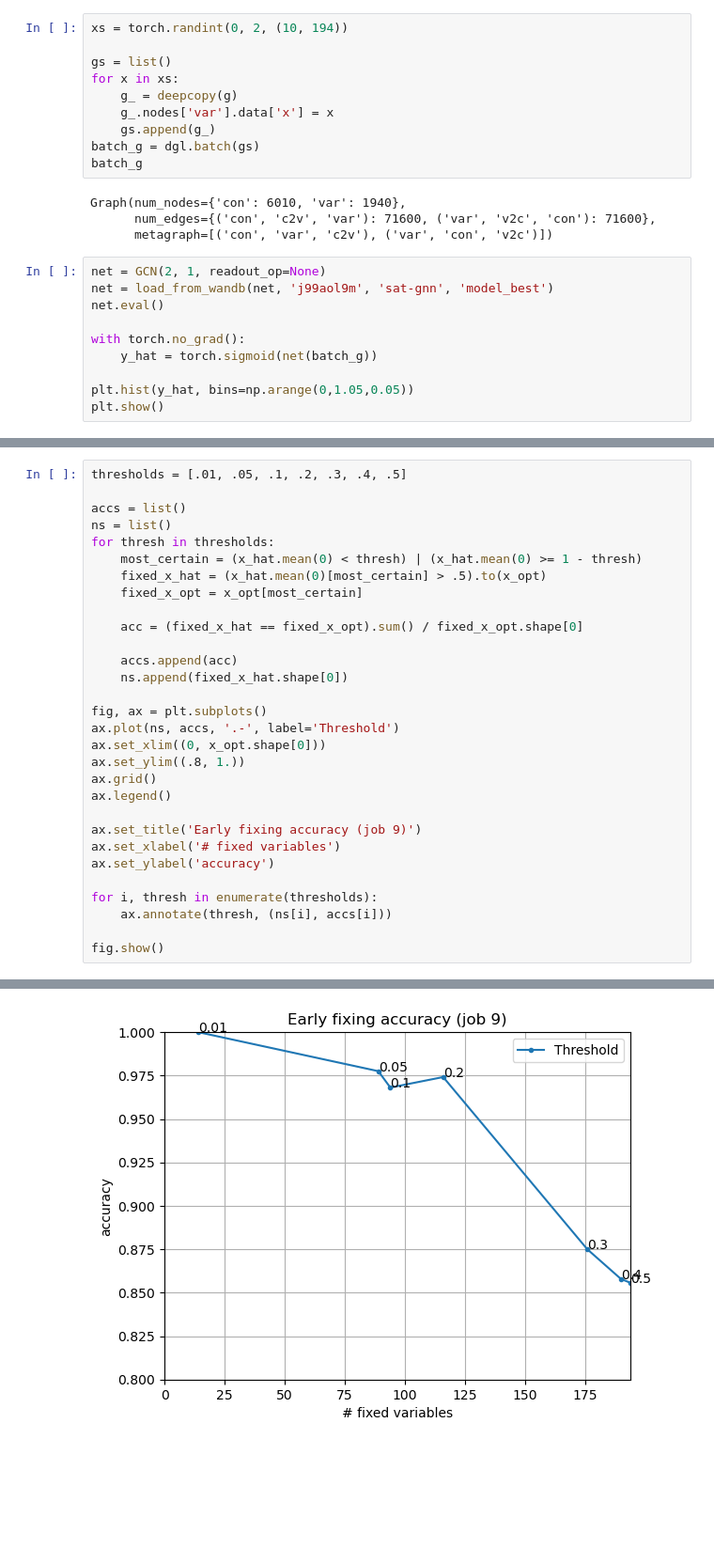
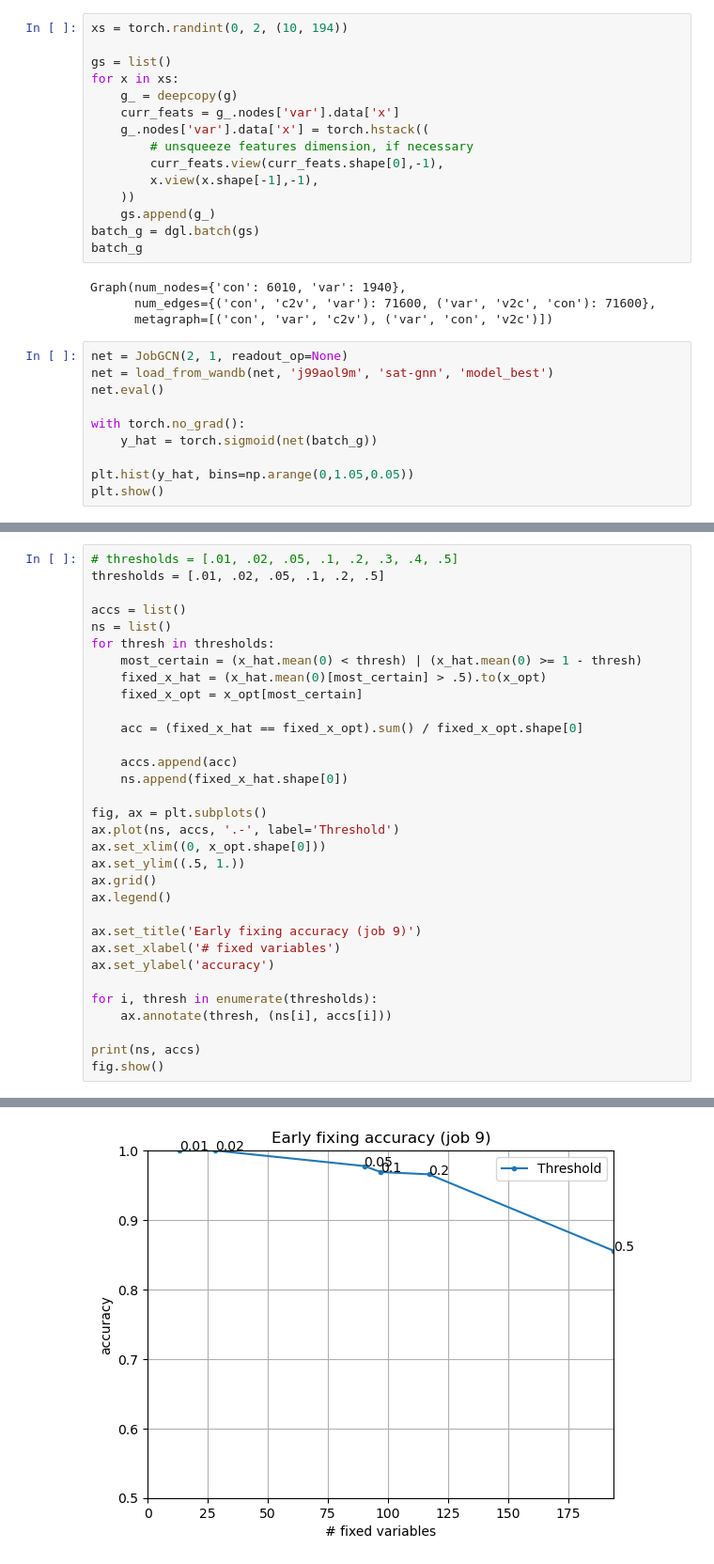
Before and after one commit to gos-ufsc/sat-gnn, a Jupyter notebook: notebooks/0.1-bmp-predict-optimal.ipynb, the cells around one changed output, grey strips where cells are left out. Shown at 94% size. Drawn from its saved outputs; the diff is of its cells as text; blank space fills up the shorter version.

Commit message:
update plot to match full instance ef

```diff
--- a/notebooks/0.1-bmp-predict-optimal.ipynb
+++ b/notebooks/0.1-bmp-predict-optimal.ipynb
@@ -35,7 +37,12 @@ xs = torch.randint(0, 2, (10, 194))
 gs = list()
 for x in xs:
     g_ = deepcopy(g)
-    g_.nodes['var'].data['x'] = x
+    curr_feats = g_.nodes['var'].data['x']
+    g_.nodes['var'].data['x'] = torch.hstack((
+        # unsqueeze features dimension, if necessary
+        curr_feats.view(curr_feats.shape[0],-1),
+        x.view(x.shape[-1],-1),
+    ))
     gs.append(g_)
 batch_g = dgl.batch(gs)
 batch_g
@@ -44,7 +51,7 @@ Graph(num_nodes={'con': 6010, 'var': 1940},
       num_edges={('con', 'c2v', 'var'): 71600, ('var', 'v2c', 'con'): 71600},
       metagraph=[('con', 'var', 'c2v'), ('var', 'con', 'v2c')])
 # %%
-net = GCN(2, 1, readout_op=None)
+net = JobGCN(2, 1, readout_op=None)
 net = load_from_wandb(net, 'j99aol9m', 'sat-gnn', 'model_best')
 net.eval()
 
@@ -73,5 +80,6 @@ plt.show()
 # %%
-thresholds = [.01, .05, .1, .2, .3, .4, .5]
+# thresholds = [.01, .02, .05, .1, .2, .3, .4, .5]
+thresholds = [.01, .02, .05, .1, .2, .5]
 
 accs = list()
 ns = list()
@@ -88,7 +96,7 @@ for thresh in thresholds:
 fig, ax = plt.subplots()
 ax.plot(ns, accs, '.-', label='Threshold')
 ax.set_xlim((0, x_opt.shape[0]))
-ax.set_ylim((.8, 1.))
+ax.set_ylim((.5, 1.))
 ax.grid()
 ax.legend()
 
@@ -99,5 +107,6 @@ ax.set_ylabel('accuracy')
 for i, thresh in enumerate(thresholds):
     ax.annotate(thresh, (ns[i], accs[i]))
 
+print(ns, accs)
 fig.show()
 # %% [output]
@@ -104 +114 @@ fig.show()
-[figure, old version]
+[figure, new version]
```
Also changed, not shown: parts of 5 cells of this notebook.
